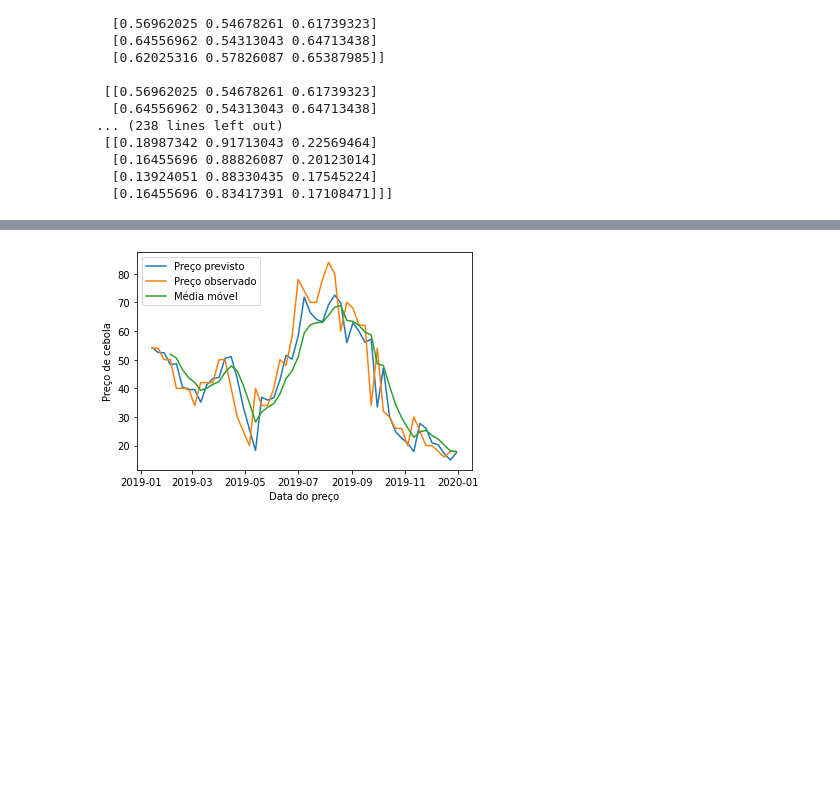
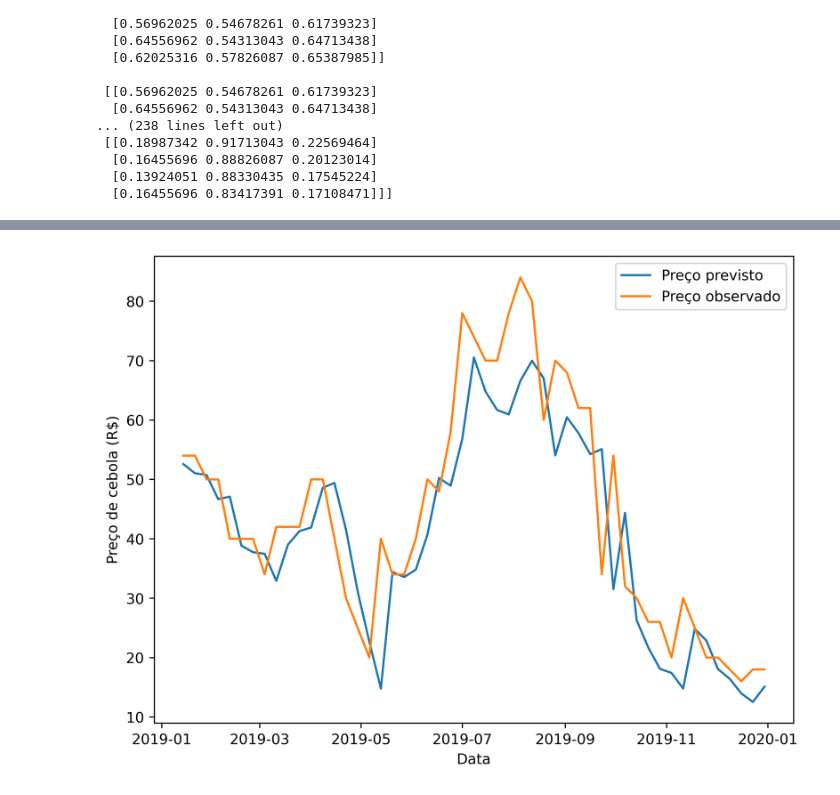
Before and after one commit to IACF/forecasting_onion_price, a Jupyter notebook: main_weekly.ipynb, the cells around one changed output, grey strips where cells are left out. Cells and saved outputs as stored; diff of their text form; code cells hidden in the pictures; blank space fills up the shorter version.

```diff
--- a/main_weekly.ipynb
+++ b/main_weekly.ipynb
@@ -243,12 +274,14 @@ import talib as ta
 
 mma = ta.EMA(testPredict.reshape(-1).astype('double'), timeperiod = 4)
 # %%
+fig = plt.figure(figsize=(8, 6), dpi=600)
 plt.plot(index[158:], testPredict, label='Preço previsto')
 plt.plot(index[158:], test_y.reshape(-1, 1), label='Preço observado')
-plt.plot(index[158:], mma, label="Média móvel")
-plt.ylabel('Preço de cebola')
-plt.xlabel('Data do preço')
+# plt.plot(index[158:], mma, label="Média móvel")
+plt.ylabel('Preço de cebola (R$)')
+plt.xlabel('Data')
 plt.legend()
 plt.show()
+fig.savefig('weekly_predict.png')
 # %% [output]
-[figure, old version]
+[figure, new version]
```
Also changed, not shown: parts of 4 cells of this notebook, 17 other files.
